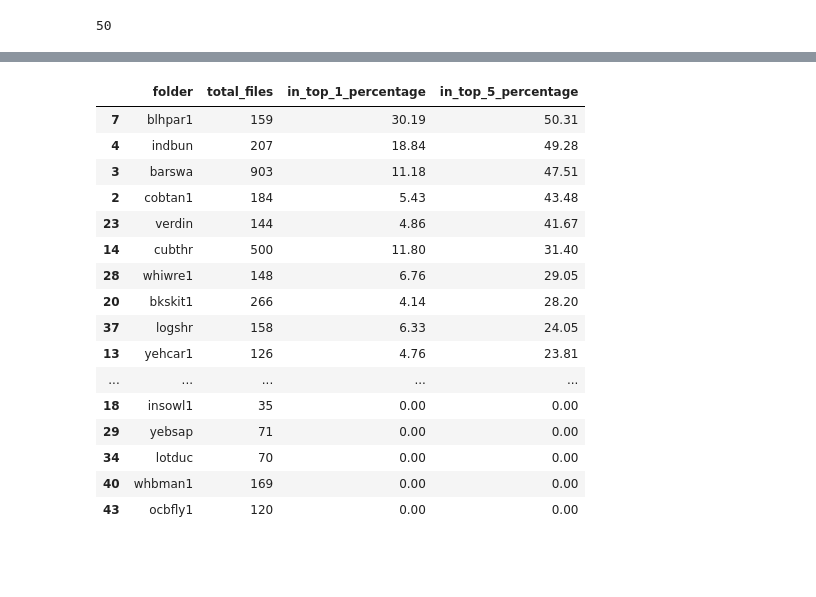
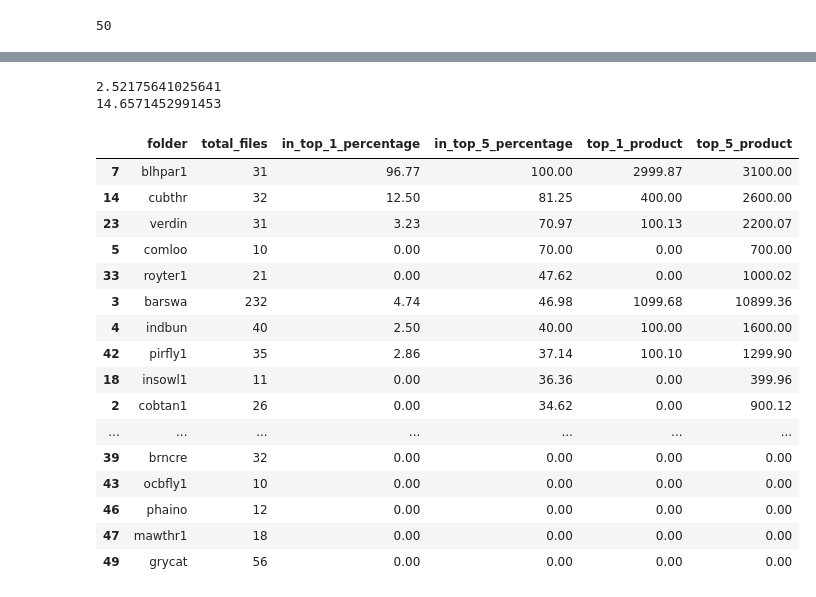
Before and after one commit to spearmintage/final-project, a Jupyter notebook: code/development/deeper_audio_test.ipynb, the cells around one changed output, grey strips where cells are left out. Cells and saved outputs as stored; diff of their text form; code cells hidden in the pictures; blank space fills up the shorter version.

```diff
--- a/code/development/deeper_audio_test.ipynb
+++ b/code/development/deeper_audio_test.ipynb
@@ -78,6 +82,8 @@ print(torch.cuda.get_device_name())
 cuda
 NVIDIA GeForce RTX 5060
 # %%
+
+
 def get_random_folders_filtered(base_dir: str, split_interval_secs: float, sample_rate: int = 32000, total_folders: int = 50, max_files_per_folder: int = -1, min_rating: float = 4.0):
     global split_length, folder_key
     # base_dir: directory of all the audio file folders
@@ -157,7 +163,13 @@ def get_random_folders_filtered(base_dir: str, split_interval_secs: float, sampl
                     row["mel_spec"] = mel_spec_split
                     row["mel_spec_shape"] = mel_spec_split.shape
 
-                    rows.append(row)
+                    # determine and filter for "silence":
+                    var = torch.var(mel_spec_split)
+                    mean = torch.mean(mel_spec_split)
+
+                    if not (var <= variance_threshold):
+                        rows.append(row)
+
 
                 folder_key[folder_count] = folder
 
@@ -464,8 +466,8 @@ def train_model(model, loss_fn, optimizer, epochs, batch_size, save_best_to_file
             # overwrite best model with new best model
             best_model = copy.deepcopy(model.state_dict())
 
-        if experimental_counter == 5:
-            print("Experimental Mode ended the training early, as the testing accuracy had not increased over 5 consecutive epochs.")
+        if experimental_counter == experimental_counter_limit:
+            print(f"Experimental Mode ended the training early, as the testing accuracy had not increased over {experimental_counter_limit} consecutive epochs.")
             break
 
     if save_best_to_file:
@@ -644,7 +648,14 @@ def test_file(folder, file_path):
     # Ax[classes] sized array, A = number of splits in file
 
     # sequential aggregation via summation
-    seq_aggregation_result = torch.sum(preds, dim=0)
+    #seq_aggregation_result = torch.sum(preds, dim=0)
+    # sequential aggregation via normalisation + summation (appears to be the best solution right now, but barely by much)
+    seq_aggregation_result = torch.sum(nn.functional.normalize(preds, dim=1), dim=0)
+    # sequential aggregation via normalisation + sigmoid + summation
+    #seq_aggregation_result = torch.sum(torch.sigmoid(nn.functional.normalize(preds, dim=1)), dim=0)
+    # sequential aggregation via normalisation + summation
+    #seq_aggregation_result = torch.sum(nn.functional.sigmoid(preds), dim=0)
+
 
     prediction_order = [folder_key[i] for i in torch.topk(seq_aggregation_result, k=len(seq_aggregation_result)).indices.cpu().numpy()]
     location = prediction_order.index(folder) + 1 # because of zero index, adjust to make it 1-indexed
@@ -681,6 +675,7 @@ test_file(random_folder.split("/")[-2], random_file)
 
 base_path = "../../datasets/birdsongs-combined/train_audio/"
 
+valid_files = set([l.replace("\n", "") for l in open(f"rating_thresholds_at_least_10_classes/min_rating_{int(min_rating * 2)}.txt").readlines()])
 sequential_aggregation_results = {}
 
 for folder in (progress_bar := tqdm(folder_key.values())):
@@ -695,41 +690,51 @@ for folder in (progress_bar := tqdm(folder_key.values())):
 
         file_path = folder_path + file
 
-        result = test_file(folder, file_path)
-        if result:
-            sequential_aggregation_results[folder] = sequential_aggregation_results.get(folder, []) + [result[0]]
+        if folder + "/" + file in valid_files:
+            result = test_file(folder, file_path)
+            if result:
+                sequential_aggregation_results[folder] = sequential_aggregation_results.get(folder, []) + [result[0]]
 # %%
 rows = []
 
 for folder in sequential_aggregation_results.keys():
     row = {}
 
     results = sequential_aggregation_results[folder]
 
     row["folder"] = folder
     row["total_files"] = len(results)
     row["in_top_1_percentage"] = round(sum([1 if result == 1 else 0 for result in results]) * 100 / len(results), 2)
     row["in_top_5_percentage"] = round(sum([1 if result <= 5 else 0 for result in results]) * 100 / len(results), 2)
 
     rows.append(row)
 
 sequential_aggregation_df = pd.DataFrame(rows)
+
+sequential_aggregation_df["top_1_product"] = sequential_aggregation_df["total_files"] * sequential_aggregation_df["in_top_1_percentage"]
+sequential_aggregation_df["top_5_product"] = sequential_aggregation_df["total_files"] * sequential_aggregation_df["in_top_5_percentage"]
+
+print(sum(sequential_aggregation_df["top_1_product"]) / sum(sequential_aggregation_df["total_files"]))
+print(sum(sequential_aggregation_df["top_5_product"]) / sum(sequential_aggregation_df["total_files"]))
+
 sequential_aggregation_df.sort_values(by="in_top_5_percentage", ascending=False)
 # %% [output]
+2.52175641025641
+14.6571452991453
-|  | folder | total_files | in_top_1_percentage | in_top_5_percentage |
-| 7 | blhpar1 | 159 | 30.19 | 50.31 |
-| 4 | indbun | 207 | 18.84 | 49.28 |
-| 3 | barswa | 903 | 11.18 | 47.51 |
-| 2 | cobtan1 | 184 | 5.43 | 43.48 |
-| 23 | verdin | 144 | 4.86 | 41.67 |
-| 14 | cubthr | 500 | 11.80 | 31.40 |
-| 28 | whiwre1 | 148 | 6.76 | 29.05 |
-| 20 | bkskit1 | 266 | 4.14 | 28.20 |
-| 37 | logshr | 158 | 6.33 | 24.05 |
-| 13 | yehcar1 | 126 | 4.76 | 23.81 |
-| ... | ... | ... | ... | ... |
-| 18 | insowl1 | 35 | 0.00 | 0.00 |
-| 29 | yebsap | 71 | 0.00 | 0.00 |
-| 34 | lotduc | 70 | 0.00 | 0.00 |
-| 40 | whbman1 | 169 | 0.00 | 0.00 |
-| 43 | ocbfly1 | 120 | 0.00 | 0.00 |
+|  | folder | total_files | in_top_1_percentage | in_top_5_percentage | top_1_product | top_5_product |
+| 7 | blhpar1 | 31 | 96.77 | 100.00 | 2999.87 | 3100.00 |
+| 14 | cubthr | 32 | 12.50 | 81.25 | 400.00 | 2600.00 |
+| 23 | verdin | 31 | 3.23 | 70.97 | 100.13 | 2200.07 |
+| 5 | comloo | 10 | 0.00 | 70.00 | 0.00 | 700.00 |
+| 33 | royter1 | 21 | 0.00 | 47.62 | 0.00 | 1000.02 |
+| 3 | barswa | 232 | 4.74 | 46.98 | 1099.68 | 10899.36 |
+| 4 | indbun | 40 | 2.50 | 40.00 | 100.00 | 1600.00 |
+| 42 | pirfly1 | 35 | 2.86 | 37.14 | 100.10 | 1299.90 |
+| 18 | insowl1 | 11 | 0.00 | 36.36 | 0.00 | 399.96 |
+| 2 | cobtan1 | 26 | 0.00 | 34.62 | 0.00 | 900.12 |
+| ... | ... | ... | ... | ... | ... | ... |
+| 39 | brncre | 32 | 0.00 | 0.00 | 0.00 | 0.00 |
+| 43 | ocbfly1 | 10 | 0.00 | 0.00 | 0.00 | 0.00 |
+| 46 | phaino | 12 | 0.00 | 0.00 | 0.00 | 0.00 |
+| 47 | mawthr1 | 18 | 0.00 | 0.00 | 0.00 | 0.00 |
+| 49 | grycat | 56 | 0.00 | 0.00 | 0.00 | 0.00 |
```
Also changed, not shown: parts of 15 cells of this notebook, 9 other files.
